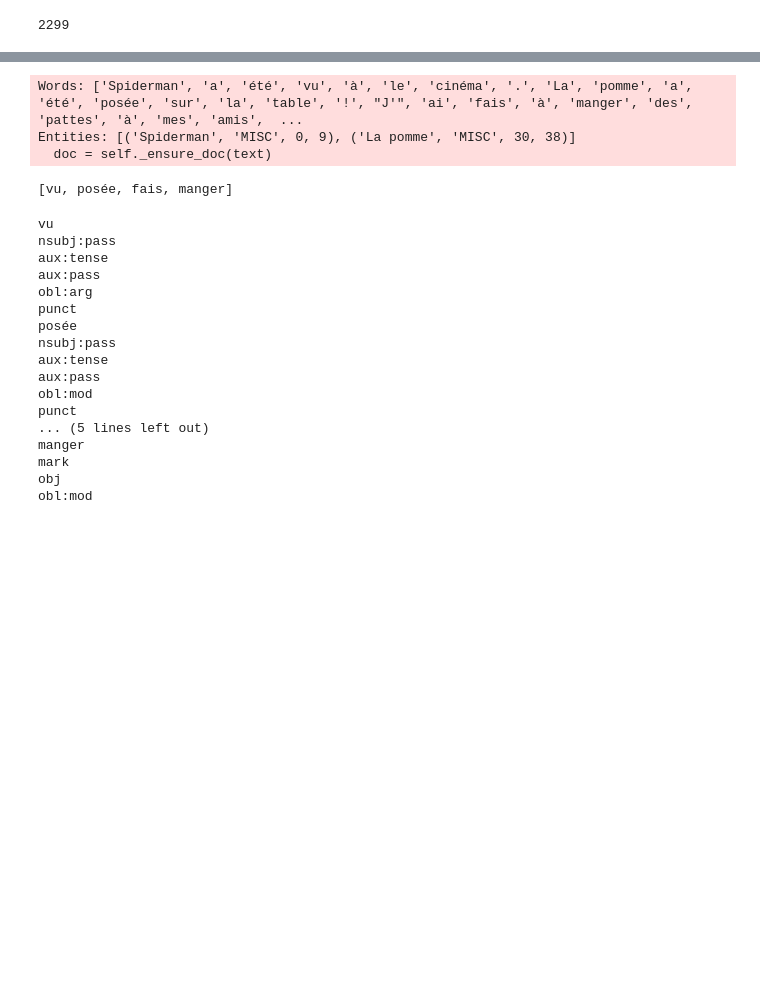
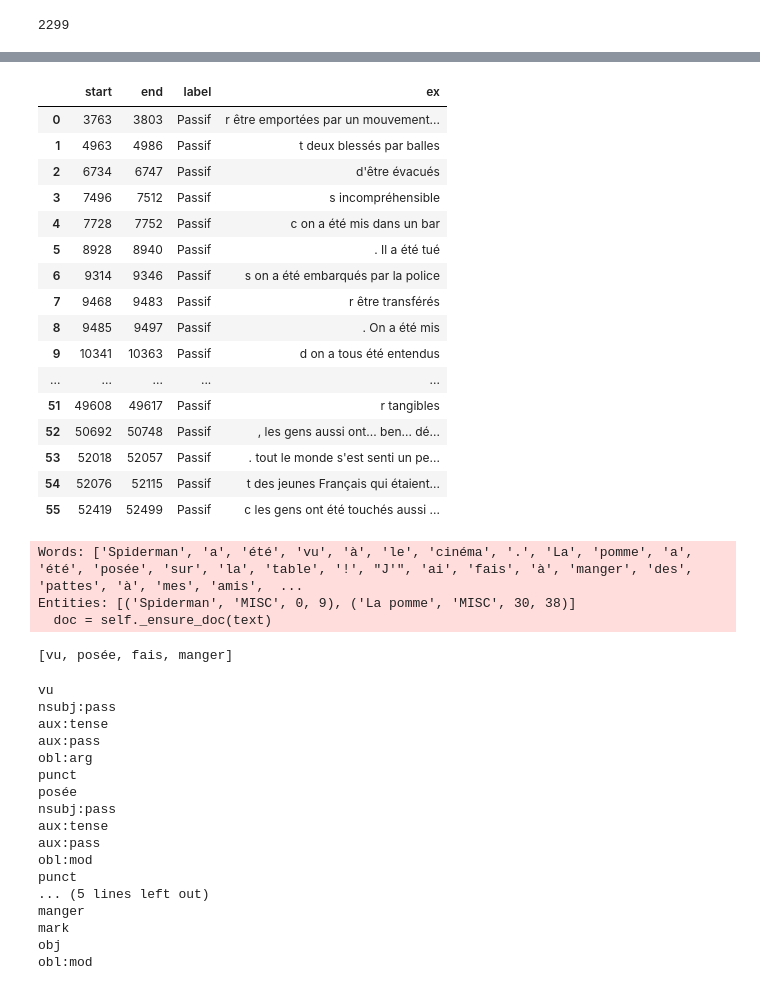
Before and after one commit to binbin83/passive_detection_app, a Jupyter notebook: notebook/draft.ipynb, the cells around one changed output, grey strips where cells are left out. Cells and saved outputs as stored; diff of their text form; code cells hidden in the pictures; blank space fills up the shorter version.

```diff
--- a/notebook/draft.ipynb
+++ b/notebook/draft.ipynb
@@ -13,0 +15,2 @@ nlp = spacy.load("fr_core_news_lg")
+# %%
+annotation = pd.read_json("/home/robin/Data/Etude_1000/annotation/20221208_voix_passive.jsonl", lines =True)
@@ -44,0 +413,12 @@ nlp = spacy_stanza.load_pipeline("fr" )
+# %%
+example = "J'ai été fatigué par la pluie. j'ai été mangé"
+example = test['clean_text'][0]
+test_label = []
+# compute the passive with automated method
+matches, doc = analyzer.prepare_visualisation(example)
+for span in doc.spans["passive"] :
+    span_text = doc[span.start-2: span.end+2].text
+    test_label.append([span.start_char, span.end_char, span.label_, span.start, span.end,span_text])
+
+# removing the doublon caused by the diffferent rules
+df_test = pd.DataFrame(test_label, columns = ['start',"end","label","s","e","text"])
@@ -44,0 +449,2 @@ nlp = spacy_stanza.load_pipeline("fr" )
+# %%
+label = test['clean_label'][0]
@@ -44,0 +469,22 @@ nlp = spacy_stanza.load_pipeline("fr" )
+# %%
+df_true = pd.DataFrame(label, columns=["start","end","label"])
+df_true['ex'] = df_true.apply(lambda x : example[x.start-2:x.end], axis=1)
+df_true
+# %% [output]
+|  | start | end | label | ex |
+| 0 | 3763 | 3803 | Passif | r être emportées par un mouvement... |
+| 1 | 4963 | 4986 | Passif | t deux blessés par balles |
+| 2 | 6734 | 6747 | Passif | d'être évacués |
+| 3 | 7496 | 7512 | Passif | s incompréhensible |
+| 4 | 7728 | 7752 | Passif | c on a été mis dans un bar |
+| 5 | 8928 | 8940 | Passif | . Il a été tué |
+| 6 | 9314 | 9346 | Passif | s on a été embarqués par la police |
+| 7 | 9468 | 9483 | Passif | r être transférés |
+| 8 | 9485 | 9497 | Passif | . On a été mis |
+| 9 | 10341 | 10363 | Passif | d on a tous été entendus |
+| ... | ... | ... | ... | ... |
+| 51 | 49608 | 49617 | Passif | r tangibles |
+| 52 | 50692 | 50748 | Passif | , les gens aussi ont... ben... dé... |
+| 53 | 52018 | 52057 | Passif | . tout le monde s'est senti un pe... |
+| 54 | 52076 | 52115 | Passif | t des jeunes Français qui étaient... |
+| 55 | 52419 | 52499 | Passif | c les gens ont été touchés aussi ... |
```
Also changed, not shown: parts of 37 cells of this notebook.
